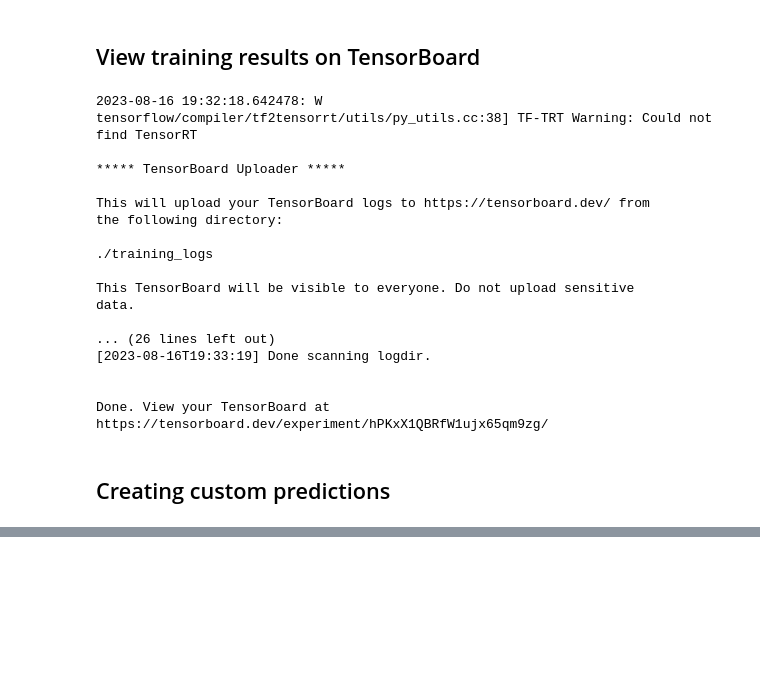
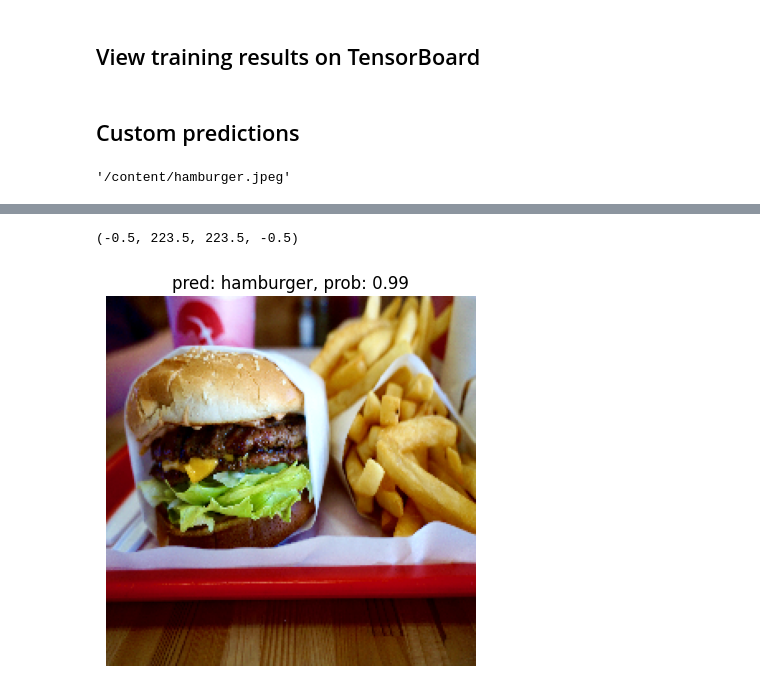
Before and after one commit to boaz16/Food101, a Jupyter notebook: project1_food_vision.ipynb, the cells around one changed output, grey strips where cells are left out. Drawn from its saved outputs; the diff is of its cells as text; code cells hidden in the pictures; blank space fills up the shorter version.

```diff
--- a/project1_food_vision.ipynb
+++ b/project1_food_vision.ipynb
@@ -594,28 +647,28 @@ loaded_gs_model.save("/content/drive/MyDrive/Food Vision/efficientnetb0_fine_tun
 # %% [markdown]
 ## View training results on TensorBoard
 # %%
-# Upload experiment results to TensorBoard
-!tensorboard dev upload --logdir ./training_logs \
-  --name "Fine-tuning EfficientNetB0 on all Food101 Data" \
-  --description "Training results for fine-tuning EfficientNetB0 on Food101 Data with learning rate 0.0001" \
-  --one_shot
+# # Upload experiment results to TensorBoard
+# !tensorboard dev upload --logdir ./training_logs \
+#   --name "Fine-tuning EfficientNetB0 on all Food101 Data" \
+#   --description "Training results for fine-tuning EfficientNetB0 on Food101 Data with learning rate 0.0001" \
+#   --one_shot
-# %% [output]
-2023-08-16 19:32:18.642478: W tensorflow/compiler/tf2tensorrt/utils/py_utils.cc:38] TF-TRT Warning: Could not find TensorRT
-
-***** TensorBoard Uploader *****
-
-This will upload your TensorBoard logs to https://tensorboard.dev/ from
-the following directory:
-
-./training_logs
-
-This TensorBoard will be visible to everyone. Do not upload sensitive
-data.
-
-... (26 lines left out)
-[2023-08-16T19:33:19] Done scanning logdir.
-
-
-Done. View your TensorBoard at https://tensorboard.dev/experiment/hPKxX1QBRfW1ujx65qm9zg/
 # %% [markdown]
-## Creating custom predictions
+## Custom predictions
+# %%
+# Get the custom food images filepaths
+custom_food_image_filename = "/content/hamburger.jpeg"#Change this filepath
+custom_food_image_filename
+# %% [output]
+'/content/hamburger.jpeg'
+# %%
+# Make predictions on and plot custom food images
+
+img = load_and_prep_image(custom_food_image_filename, scale=False) # don't need to scale for our EfficientNetB0 model
+pred_prob = model.predict(tf.expand_dims(img, axis=0)) # make prediction on image with shape [1, 224, 224, 3] (same shape as model was trained on)
+pred_class = class_names[pred_prob.argmax()] # get the index with the highet prediction probability
+# Plot the appropriate information
+plt.figure()
+plt.imshow(img/225.)
+plt.title(f"pred: {pred_class}, prob: {pred_prob.max():.2f}")
+plt.axis(False)
+# %% [output]
@@ -622 +677,3 @@ Done. View your TensorBoard at https://tensorboard.dev/experiment/hPKxX1QBRfW1uj
+(-0.5, 223.5, 223.5, -0.5)
+[figure, added]
 # %%
```
Also changed, not shown: parts of 27 cells of this notebook.
